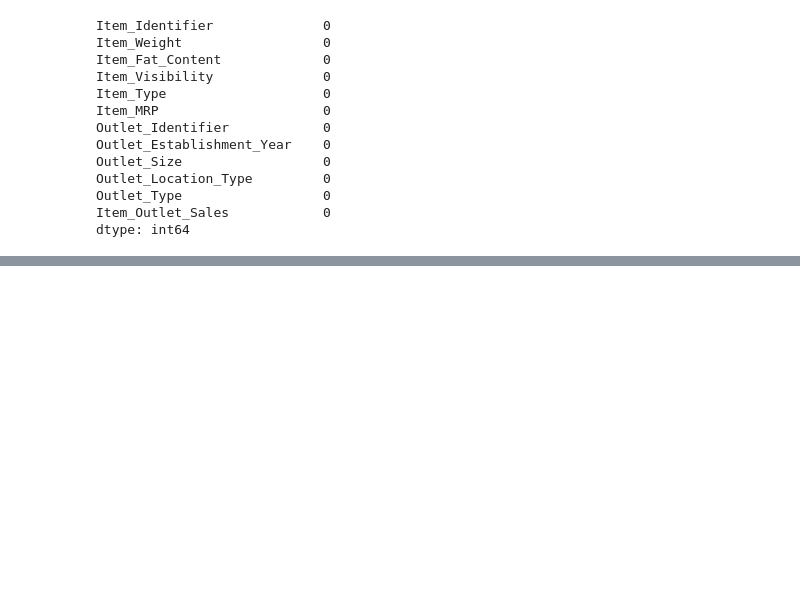
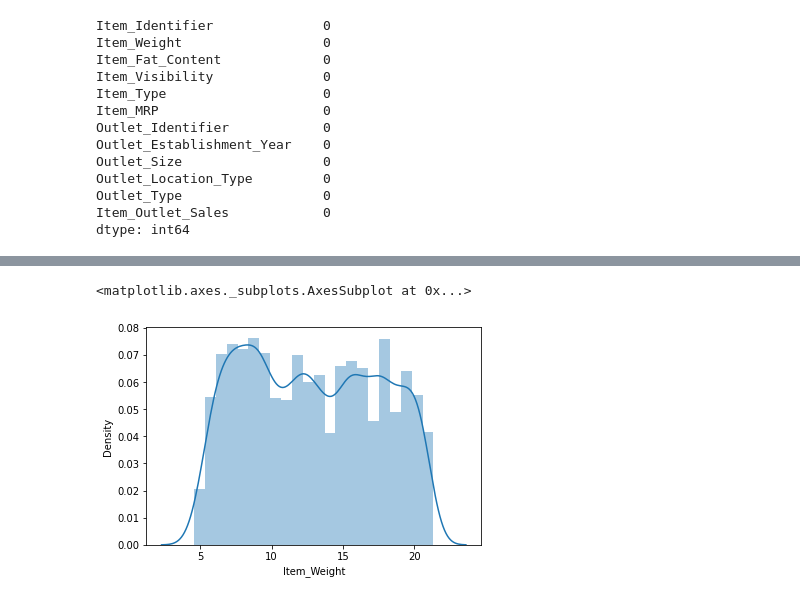
Before and after one commit to ismailsg/BigMat_Outlet_Sales, a Jupyter notebook: BigMat_Outlet_Sales.ipynb, the cells around one changed output, grey strips where cells are left out. Saved outputs shown, nothing was run; the diff lists cells and outputs as text; code cells hidden in the pictures; blank space fills up the shorter version.

```diff
--- a/BigMat_Outlet_Sales.ipynb
+++ b/BigMat_Outlet_Sales.ipynb
@@ -252,0 +283,5 @@ dtype: int64
+# %%
+sns.distplot(my_data.Item_Weight)
+# %% [output]
+<matplotlib.axes._subplots.AxesSubplot at 0x...>
+[figure, added]
```
Also changed, not shown: parts of 40 cells of this notebook.
